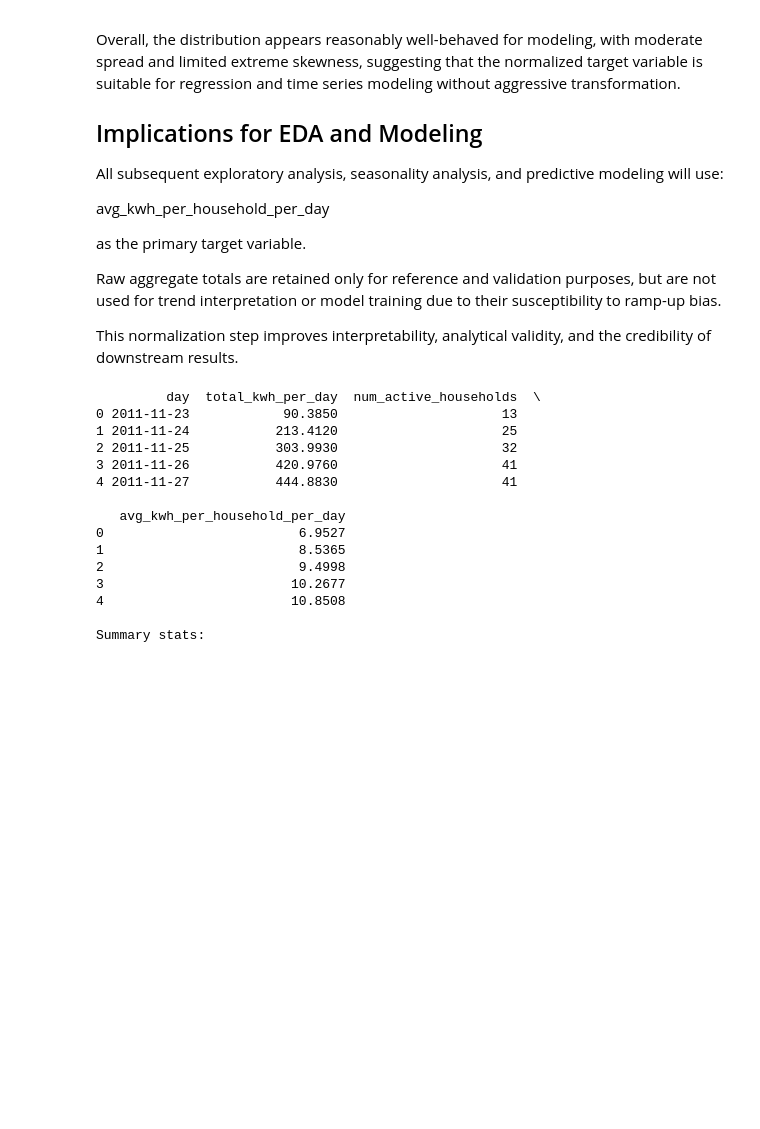
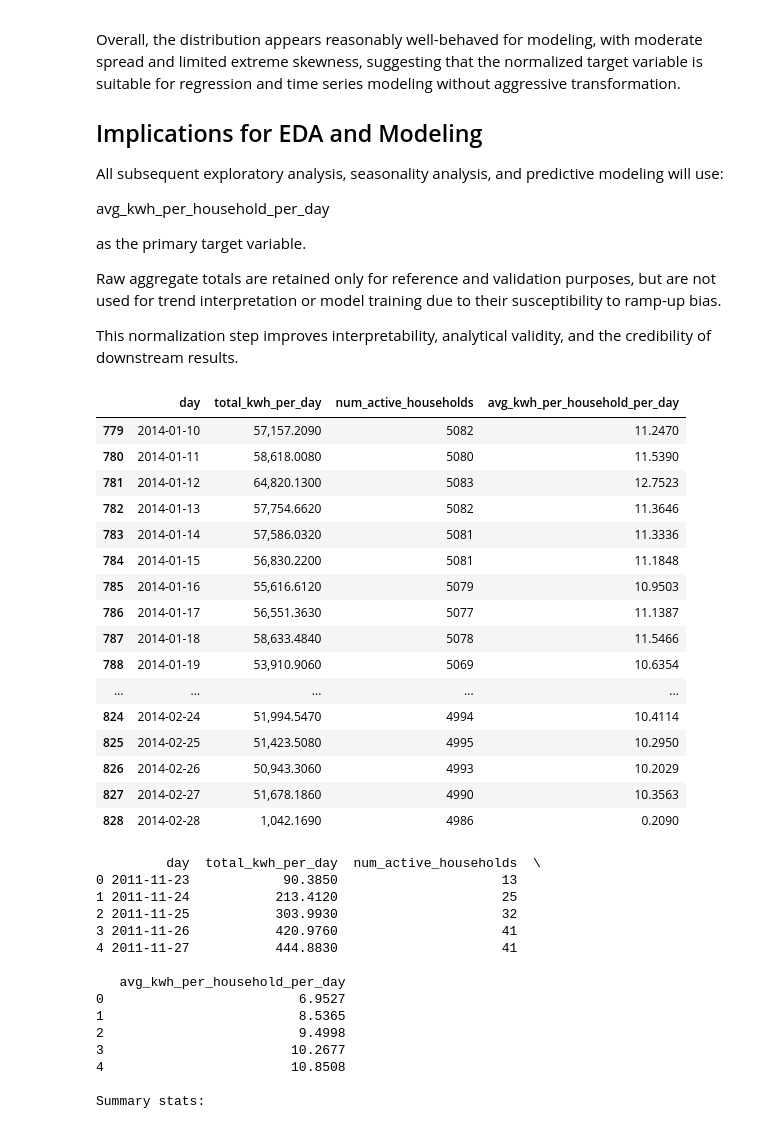
Before and after one commit to MaximeBoulat/TeamProject-530, a Jupyter notebook: Notebooks/Smart_meters_in_London.ipynb, the cells around one changed output. Saved outputs shown, nothing was run; the diff lists cells and outputs as text; code cells hidden in the pictures; blank space fills up the shorter version.

```diff
--- a/Notebooks/Smart_meters_in_London.ipynb
+++ b/Notebooks/Smart_meters_in_London.ipynb
@@ -177,4 +197,42 @@ as the primary target variable.
 Raw aggregate totals are retained only for reference and validation purposes, but are not used for trend interpretation or model training due to their susceptibility to ramp-up bias.
 
 This normalization step improves interpretability, analytical validity, and the credibility of downstream results.
+# %%
+# STEP 2: NORMALIZATION — Remove Ramp-Up Bias
+
+# Aggregate by day to compute normalization components
+daily_norm = (
+    daily
+    .groupby("day", as_index=False)
+    .agg(
+        total_kwh_per_day=("energy_sum", "sum"),
+        num_active_households=("LCLid", "nunique")
+    )
+)
+
+# Compute normalized average kWh per household per day
+daily_norm["avg_kwh_per_household_per_day"] = (
+    daily_norm["total_kwh_per_day"] / daily_norm["num_active_households"]
+)
+
+
+daily_norm.tail(50)
+# %% [output]
+|  | day | total_kwh_per_day | num_active_households | avg_kwh_per_household_per_day |
+| 779 | 2014-01-10 | 57,157.2090 | 5082 | 11.2470 |
+| 780 | 2014-01-11 | 58,618.0080 | 5080 | 11.5390 |
+| 781 | 2014-01-12 | 64,820.1300 | 5083 | 12.7523 |
+| 782 | 2014-01-13 | 57,754.6620 | 5082 | 11.3646 |
+| 783 | 2014-01-14 | 57,586.0320 | 5081 | 11.3336 |
+| 784 | 2014-01-15 | 56,830.2200 | 5081 | 11.1848 |
+| 785 | 2014-01-16 | 55,616.6120 | 5079 | 10.9503 |
+| 786 | 2014-01-17 | 56,551.3630 | 5077 | 11.1387 |
+| 787 | 2014-01-18 | 58,633.4840 | 5078 | 11.5466 |
+| 788 | 2014-01-19 | 53,910.9060 | 5069 | 10.6354 |
+| ... | ... | ... | ... | ... |
+| 824 | 2014-02-24 | 51,994.5470 | 4994 | 10.4114 |
+| 825 | 2014-02-25 | 51,423.5080 | 4995 | 10.2950 |
+| 826 | 2014-02-26 | 50,943.3060 | 4993 | 10.2029 |
+| 827 | 2014-02-27 | 51,678.1860 | 4990 | 10.3563 |
+| 828 | 2014-02-28 | 1,042.1690 | 4986 | 0.2090 |
 # %%
```
Also changed, not shown: parts of 30 cells of this notebook.
